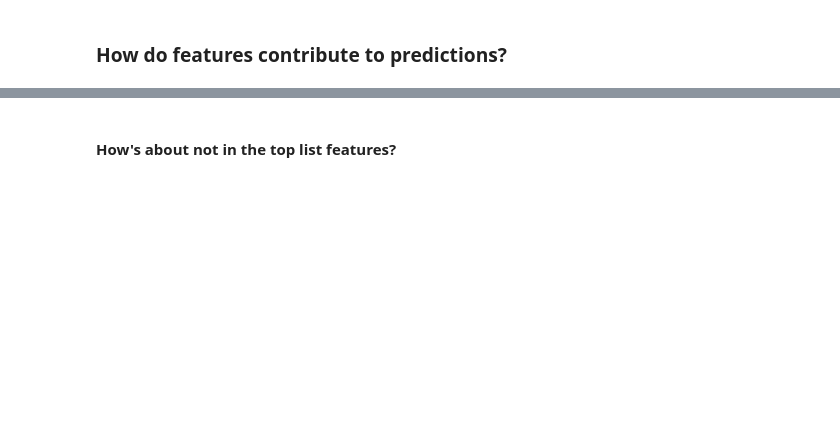
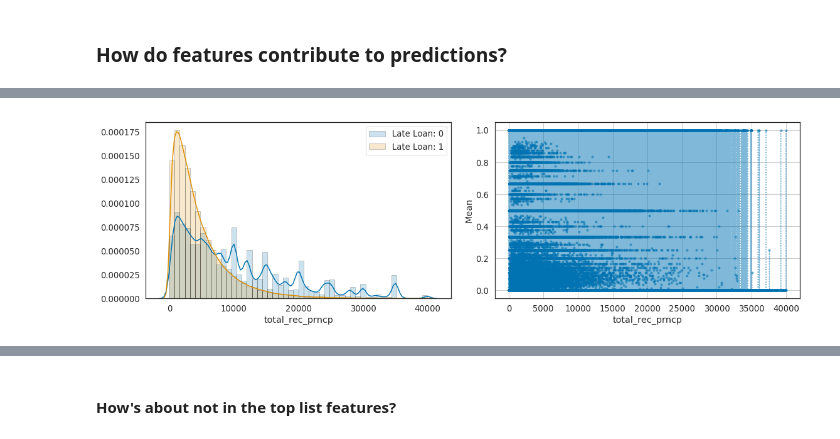
Before and after one commit to ngocpc/loan_prediction, a Jupyter notebook: loan_prediction_V3.ipynb, the cells around one changed output, grey strips where cells are left out. Saved outputs shown, nothing was run; the diff lists cells and outputs as text; code cells hidden in the pictures; blank space fills up the shorter version.

```diff
--- a/loan_prediction_V3.ipynb
+++ b/loan_prediction_V3.ipynb
@@ -56,7 +56,14 @@ def display_all(df):
 def plot_fi(fi): return fi.plot('cols', 'imp', 'barh', figsize=(12,7), legend=False)
 
 def print_score(m):
-    res = [roc_auc_score(m.predict(X_train), y_train), roc_auc_score(m.predict(X_valid), y_valid)]
+    y_t_pred = m.predict_proba(X_train)
+    y_t_pred = y_t_pred if y_t_pred.ndim == 1 else y_t_pred[:, 1]
+
+
+    y_v_pred = m.predict_proba(X_valid)
+    y_v_pred = y_v_pred if y_v_pred.ndim == 1 else y_v_pred[:, 1]
+
+    res = [roc_auc_score(y_train, y_t_pred), roc_auc_score(y_valid, y_v_pred)]
     print(res)
 
 def add_datepart(df, fldname, drop=True, time=False, errors="raise"):
@@ -83,6 +90,27 @@ def add_datepart(df, fldname, drop=True, time=False, errors="raise"):
     for n in attr: df[targ_pre + n] = getattr(fld.dt, n.lower())
     df[targ_pre + 'Elapsed'] = fld.astype(np.int64) // 10 ** 9
     if drop: df.drop(fldname, axis=1, inplace=True)
+
+def plot_numerical(data, feature, figsize=(16, 5)):
+    """ helper function for visualization using Seaborn  """
+    data = data[~data[feature].isnull()]
+    grouped = data[[feature, 'late_loan']].groupby(feature)
+    mean = grouped.mean().reset_index()
+    hist_kws={'histtype': 'bar', 'edgecolor':'black', 'alpha': 0.2}
+    warnings.filterwarnings('ignore')
+
+    fig, ax = plt.subplots(nrows=1, ncols=2, figsize=figsize)
+    sns.distplot(data[data['late_loan'] == 0][feature], label='Late Loan: 0',
+                 ax=ax[0], hist_kws=hist_kws)
+    sns.distplot(data[data['late_loan'] == 1][feature], label='Late Loan: 1',
+                 ax=ax[0], hist_kws=hist_kws)
+    ax[0].legend()
+    ax[1].plot(mean[feature], mean['late_loan'], '.:', alpha=0.5)
+    ax[1].set_xlabel(feature)
+    ax[1].set_ylabel('Mean')
+    ax[1].grid(True)
+    plt.tight_layout()
+    return fig, ax
 # %%
 PATH = "data/"
 !ls {PATH}
@@ -406,0 +437,6 @@ plt.xticks(rotation=90)
+# %%
+feature = 'total_rec_prncp'
+fig, ax = plot_numerical(df_raw, feature=feature, figsize=(16, 5))
+plt.show()
+# %% [output]
+[figure, added]
```
Also changed, not shown: parts of 16 cells of this notebook.
